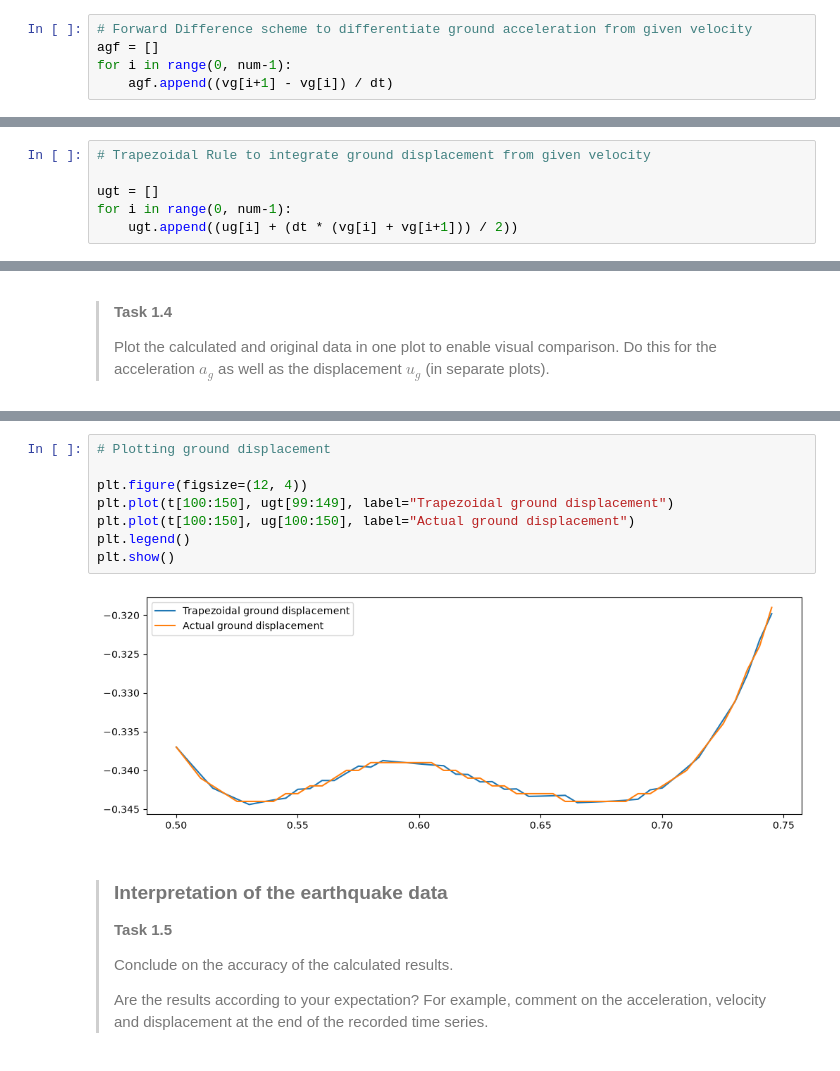
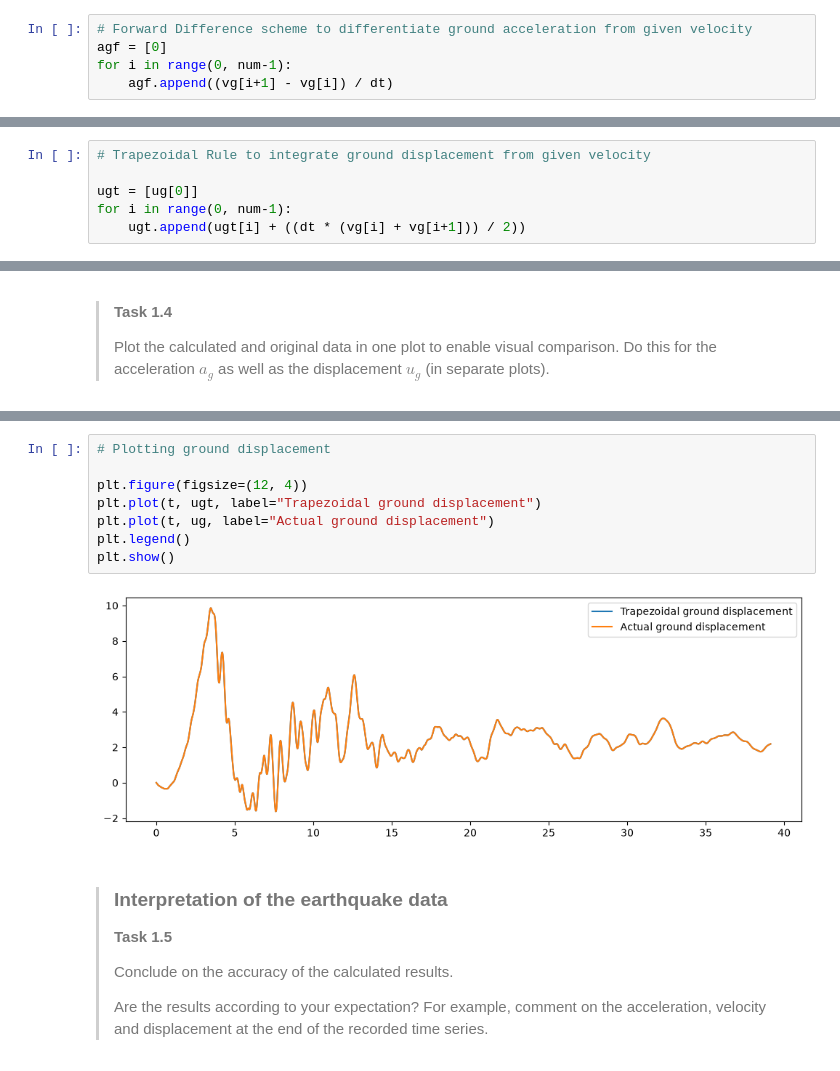
Before and after one commit to harm03/GA1.2-team1O, a Jupyter notebook: 1Ddynamics.ipynb, the cells around one changed output, grey strips where cells are left out. Drawn from its saved outputs; the diff is of its cells as text.

```diff
--- a/1Ddynamics.ipynb
+++ b/1Ddynamics.ipynb
@@ -112,6 +112,6 @@ As an exercise, we consider the earthquake ground velocity $v_g$ as the only giv
 </div>
 # %%
 # Forward Difference scheme to differentiate ground acceleration from given velocity
-agf = []
+agf = [0]
 for i in range(0, num-1):
     agf.append((vg[i+1] - vg[i]) / dt)
@@ -131,9 +129,9 @@ for i in range(0, num-1):
 # %%
 # Trapezoidal Rule to integrate ground displacement from given velocity
 
-ugt = []
+ugt = [ug[0]]
 for i in range(0, num-1):
-    ugt.append((ug[i] + (dt * (vg[i] + vg[i+1])) / 2))
+    ugt.append(ugt[i] + ((dt * (vg[i] + vg[i+1])) / 2))
 # %% [markdown]
 ### Comparing the calculated data with the original data
 # %% [markdown]
@@ -158,13 +156,13 @@ plt.show()
 # %%
 # Plotting ground displacement
 
 plt.figure(figsize=(12, 4))
-plt.plot(t[100:150], ugt[99:149], label="Trapezoidal ground displacement")
-plt.plot(t[100:150], ug[100:150], label="Actual ground displacement")
+plt.plot(t, ugt, label="Trapezoidal ground displacement")
+plt.plot(t, ug, label="Actual ground displacement")
 plt.legend()
 plt.show()
 # %% [output]
-[figure, old version]
+[figure, new version]
 # %% [markdown]
 >### Interpretation of the earthquake data
 >
```
Also changed, not shown: parts of 6 cells of this notebook.
